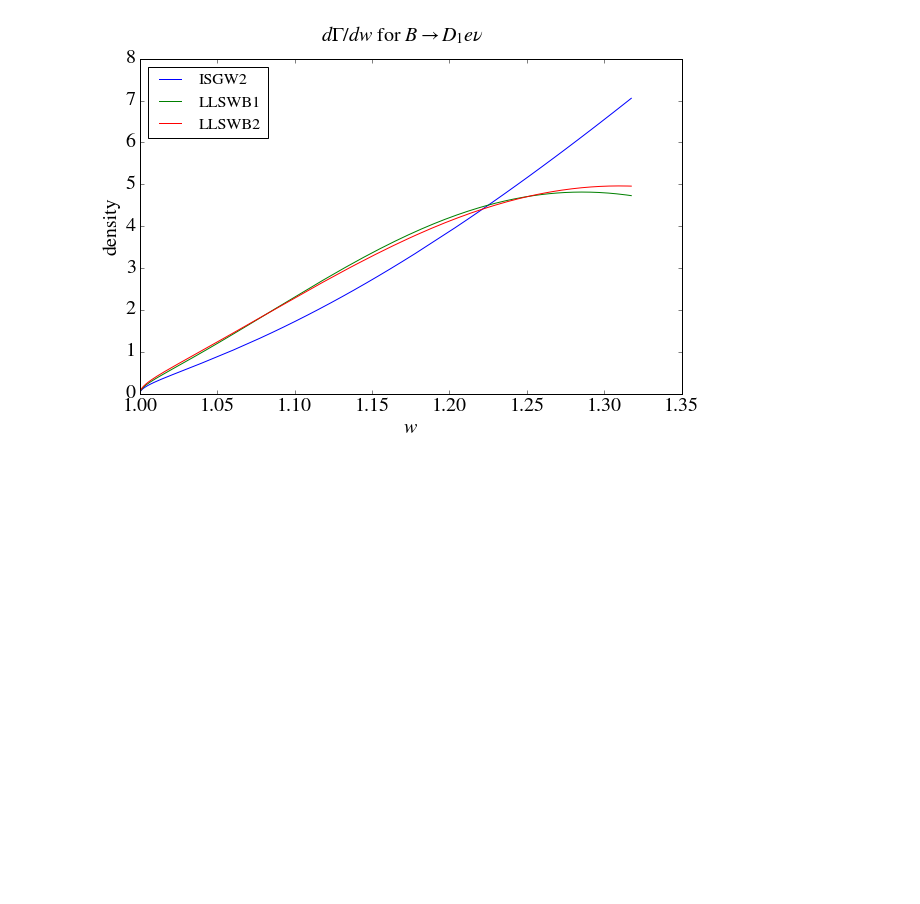
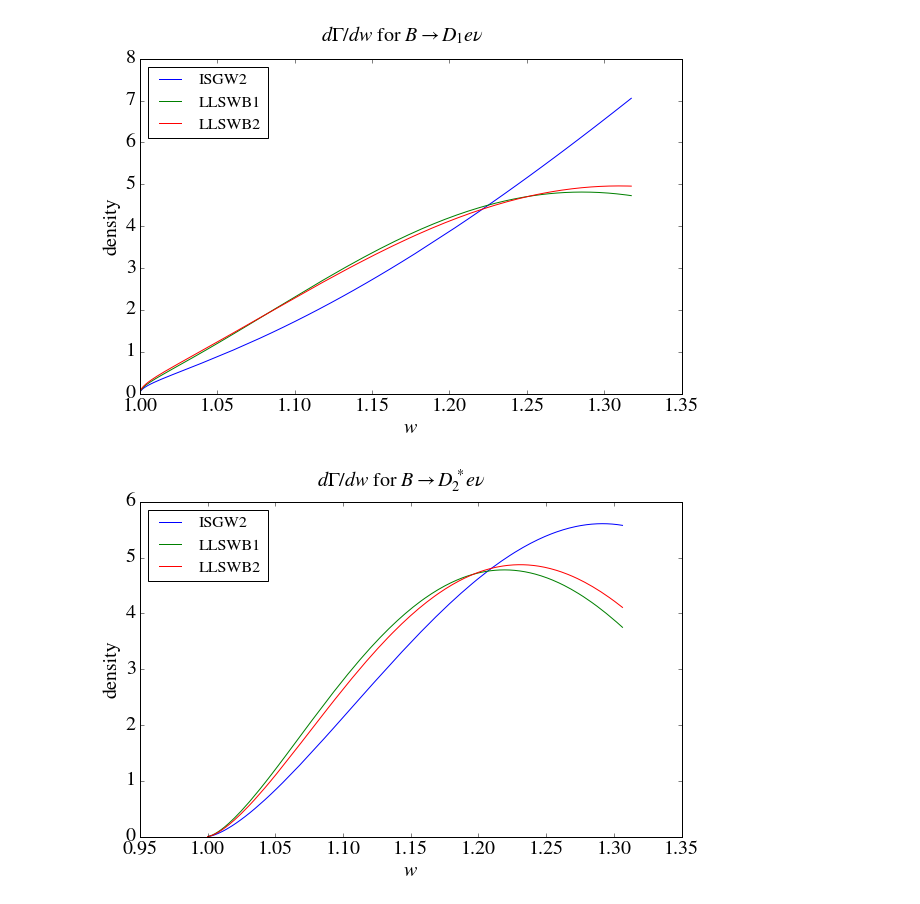
Before and after one commit to jkim-/bdtaunu_reweighting, a Jupyter notebook: plots/dGammadw_FF.ipynb, the cells around one changed output. Saved outputs shown, nothing was run; the diff lists cells and outputs as text; code cells hidden in the pictures; blank space fills up the shorter version.

```diff
--- a/plots/dGammadw_FF.ipynb
+++ b/plots/dGammadw_FF.ipynb
@@ -58,3 +58,21 @@ plt.legend(fontsize=16, loc=2);
 fig.suptitle(r"$d\Gamma/dw$ for $B\rightarrow D_1e\nu$");
 # %% [output]
 [figure]
+# %%
+arr1 = np.genfromtxt('BD2enu_ISGW2.csv')
+arr2 = np.genfromtxt('BD2enu_LLSWB1.csv')
+arr3 = np.genfromtxt('BD2enu_LLSWB2.csv')
+
+mpl.rcParams.update({'font.size': 20});
+
+fig = plt.figure(figsize=(6*1.618, 6));
+ax = fig.add_subplot(1,1,1);
+ax.plot(arr1[:,0], arr1[:,1], '-', label='ISGW2');
+ax.plot(arr2[:,0], arr2[:,1], '-', label='LLSWB1');
+ax.plot(arr3[:,0], arr3[:,1], '-', label='LLSWB2');
+ax.set_xlabel(r'$w$');
+ax.set_ylabel(r'density');
+plt.legend(fontsize=16, loc=2);
+fig.suptitle(r"$d\Gamma/dw$ for $B\rightarrow D^*_2e\nu$");
+# %% [output]
+[figure, added]
```
Also changed, not shown: 9 other files.
